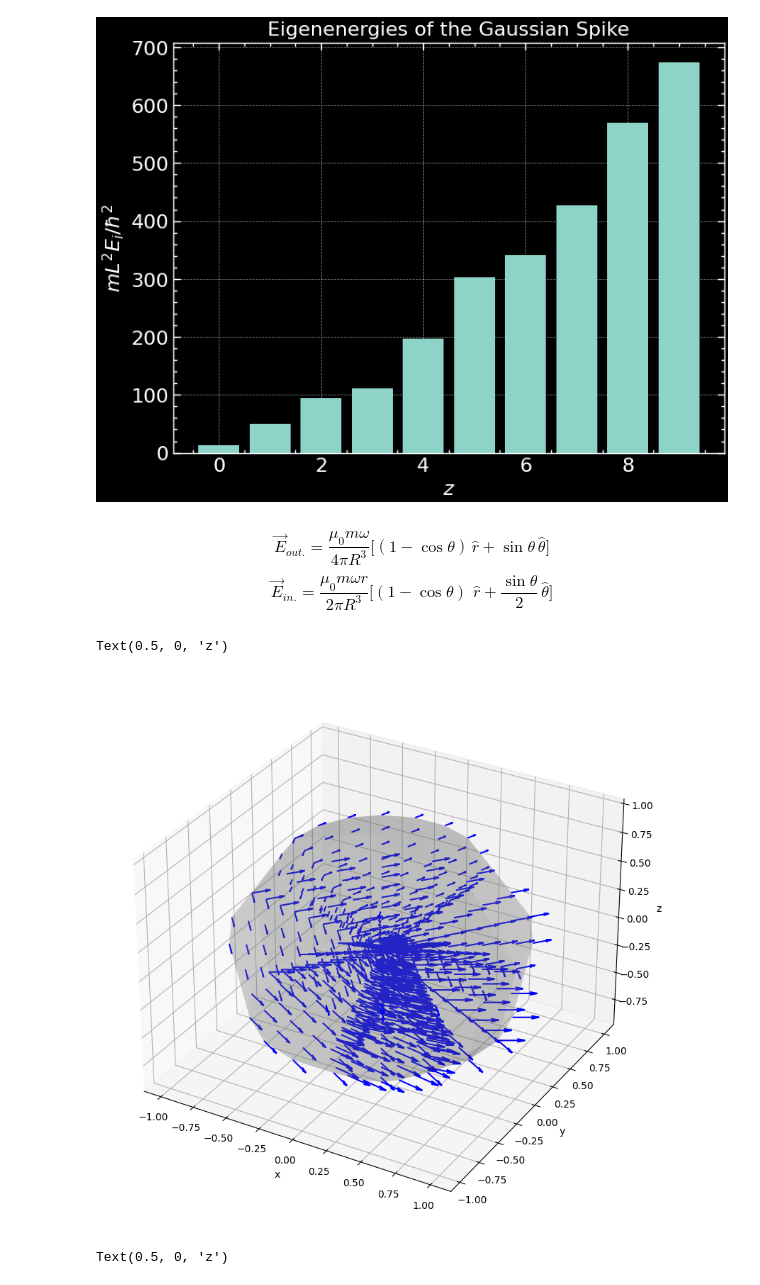
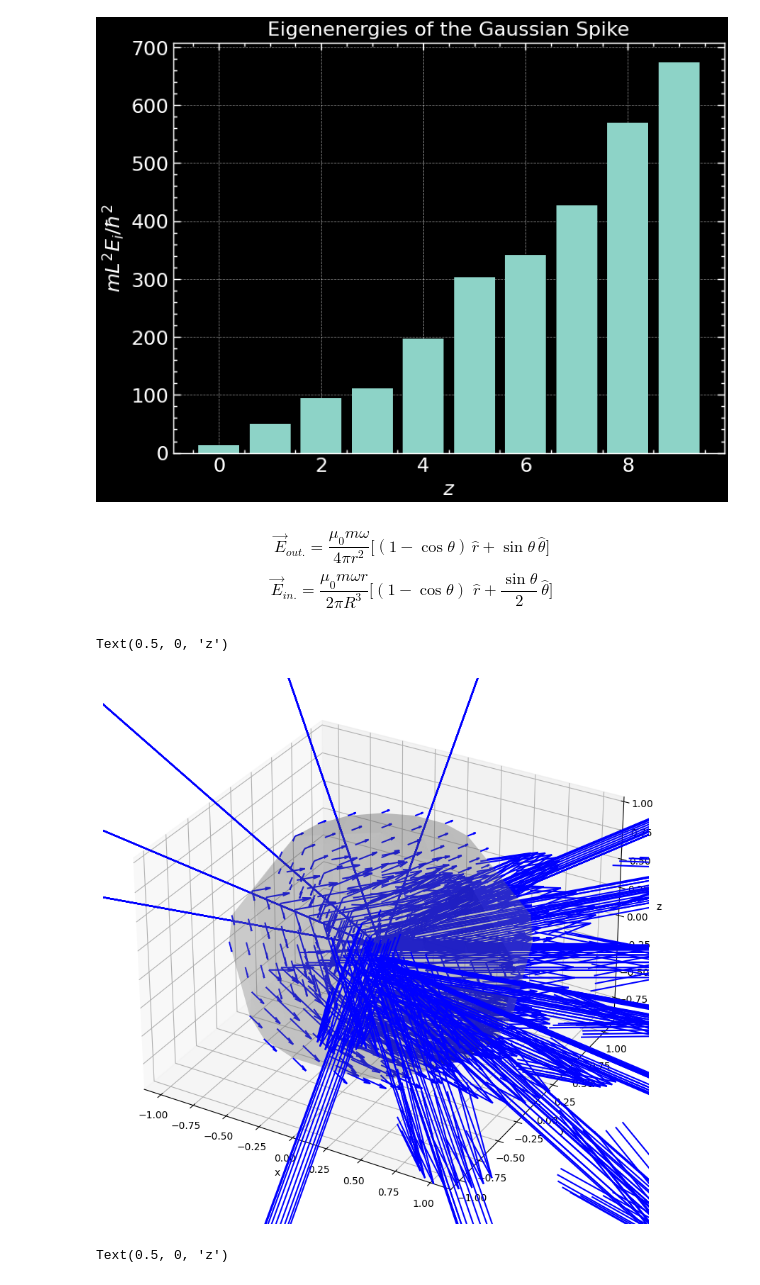
Before and after one commit to Siddhantshimpi/Siddhantshimpi, a Jupyter notebook: Physics/eigenenergies.ipynb, the cells around one changed output. Cells and saved outputs as stored; diff of their text form; code cells hidden in the pictures.

```diff
--- a/Physics/eigenenergies.ipynb
+++ b/Physics/eigenenergies.ipynb
@@ -181,7 +181,7 @@ plt.ylabel(r'$mL^2E_i/\hbar^2$')
 Text(0, 0.5, '$mL^2E_i/\\hbar^2$')
 [figure]
 # %% [markdown]
-$$\vec E_{out.}=\frac{\mu_0m\omega}{4\pi R^3}\Bigg[(1-\cos\theta)\,\hat r+\sin\theta\,\hat\theta\Bigg]$$
+$$\vec E_{out.}=\frac{\mu_0m\omega}{4\pi r^2}\Bigg[(1-\cos\theta)\,\hat r+\sin\theta\,\hat\theta\Bigg]$$
 $$\vec E_{in.}=\frac{\mu_0m\omega r}{2\pi R^3}\Bigg[(1-\cos\theta)\,\,\hat r+\frac{\sin\theta}2\,\hat \theta\Bigg]$$
 # %%
 import numpy as np
@@ -191,41 +191,41 @@ from mpl_toolkits.mplot3d import Axes3D
 # All Constants are unity
 
 def E(r, theta, phi):
-    E_r = 1 - np.cos(theta)
-    E_theta = np.sin(theta)
+    E_r = (1 - np.cos(theta)) / r ** 2
+    E_theta = np.sin(theta) / r ** 2
     E_phi = 0 * phi
 
     return E_r, E_theta, E_phi
 
 r_vals = np.linspace(0.001, 1, 10)
 theta_vals = np.linspace(0, 2 * np.pi, 10)
 phi_vals = np.linspace(0, np.pi, 10)
 
 fig = plt.figure(figsize = (10, 10))
 ax = fig.add_subplot(111, projection = '3d')
 
 for r in r_vals:
     for theta in theta_vals:
         for phi in phi_vals:
             x = r * np.sin(theta) * np.cos(phi)
             y = r * np.sin(theta) * np.sin(phi)
             z = r * np.cos(theta)
 
             E_r, E_theta, E_phi = E(r, theta, phi)
             ax.quiver(x, y, z, E_r, E_theta, E_phi, length = 0.1, color = 'blue')
 
 x_s = np.outer(np.sin(theta_vals), np.cos(phi_vals))
 y_s = np.outer(np.sin(theta_vals), np.sin(phi_vals))
 z_s = np.outer(np.cos(theta_vals), np.ones_like(phi_vals))
 
 ax.plot_surface(x_s, y_s, z_s, color='grey', alpha = 0.2)
 
 ax.set_xlabel('x')
 ax.set_ylabel('y')
 ax.set_zlabel('z')
 # %% [output]
 Text(0.5, 0, 'z')
-[figure, old version]
+[figure, new version]
 # %%
 def E(r, theta, phi):
     E_r = r * (1 - np.cos(theta))
```
